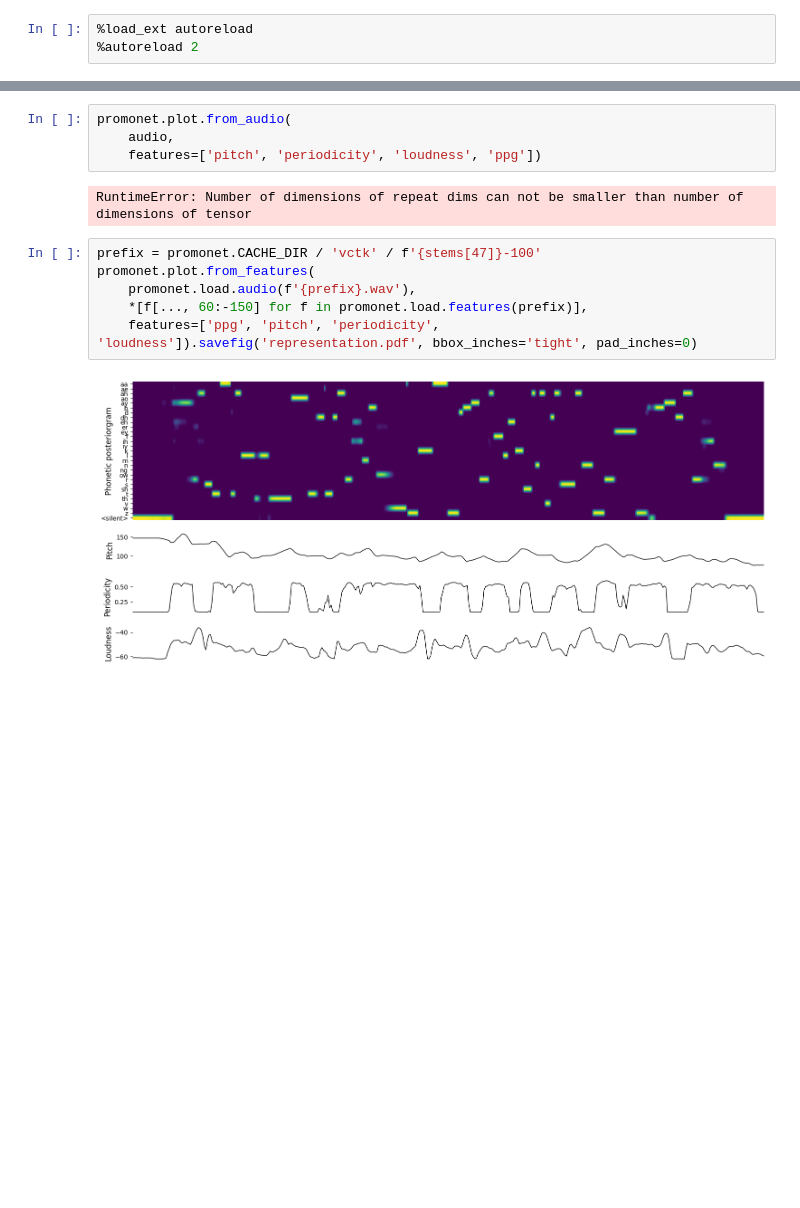
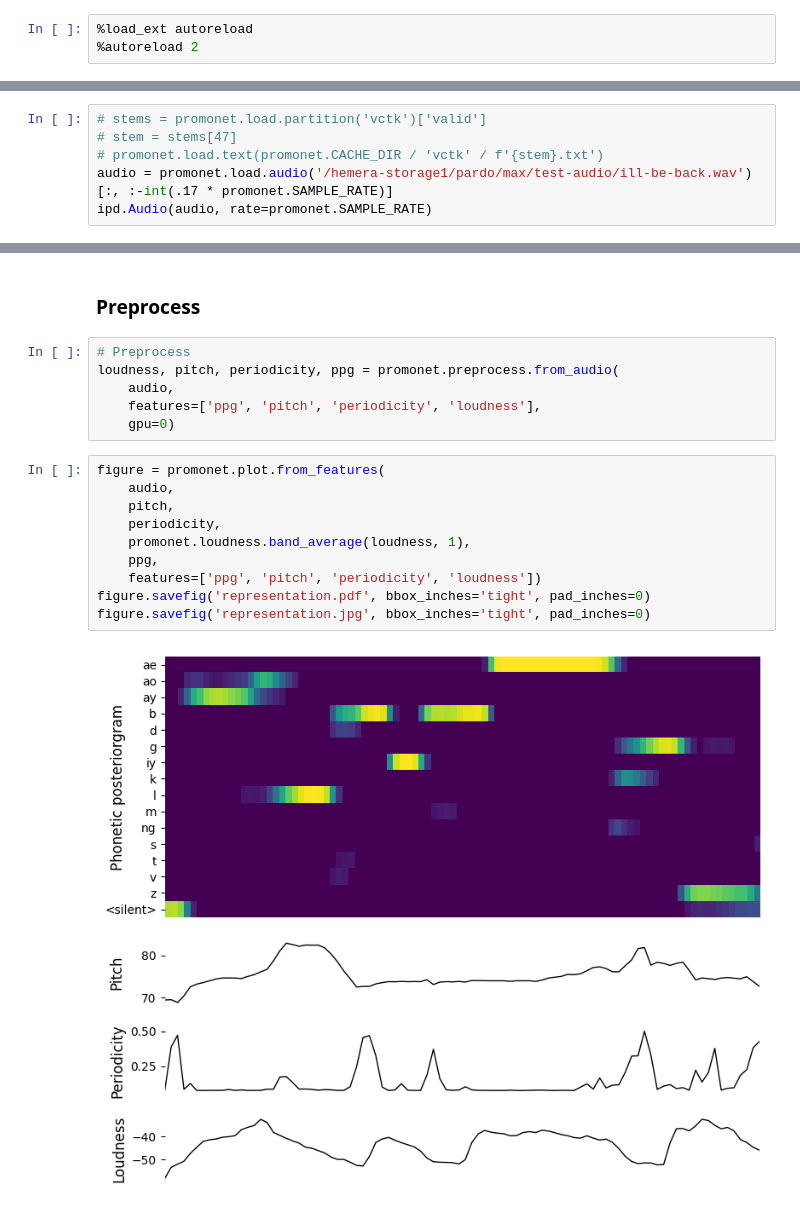
Before and after one commit to maxrmorrison/promonet, a Jupyter notebook: notebooks/figures/representation.ipynb, the cells around one changed output, grey strips where cells are left out. Saved outputs shown, nothing was run; the diff lists cells and outputs as text; blank space fills up the shorter version.

```diff
--- a/notebooks/figures/representation.ipynb
+++ b/notebooks/figures/representation.ipynb
@@ -18,0 +31,6 @@ torch.Size([1, 1631701])
+# %%
+# stems = promonet.load.partition('vctk')['valid']
+# stem = stems[47]
+# promonet.load.text(promonet.CACHE_DIR / 'vctk' / f'{stem}.txt')
+audio = promonet.load.audio('/hemera-storage1/pardo/max/test-audio/ill-be-back.wav')[:, :-int(.17 * promonet.SAMPLE_RATE)]
+ipd.Audio(audio, rate=promonet.SAMPLE_RATE)
@@ -19,14 +39,20 @@ torch.Size([1, 1631701])
+# %% [markdown]
+### Preprocess
 # %%
-promonet.plot.from_audio(
+# Preprocess
+loudness, pitch, periodicity, ppg = promonet.preprocess.from_audio(
     audio,
-    features=['pitch', 'periodicity', 'loudness', 'ppg'])
+    features=['ppg', 'pitch', 'periodicity', 'loudness'],
+    gpu=0)
-# %% [output]
-RuntimeError: Number of dimensions of repeat dims can not be smaller than number of dimensions of tensor
-# %%
-prefix = promonet.CACHE_DIR / 'vctk' / f'{stems[47]}-100'
-promonet.plot.from_features(
-    promonet.load.audio(f'{prefix}.wav'),
-    *[f[..., 60:-150] for f in promonet.load.features(prefix)],
-    features=['ppg', 'pitch', 'periodicity', 'loudness']).savefig('representation.pdf', bbox_inches='tight', pad_inches=0)
-# %% [output]
-[figure, removed]
+# %%
+figure = promonet.plot.from_features(
+    audio,
+    pitch,
+    periodicity,
+    promonet.loudness.band_average(loudness, 1),
+    ppg,
+    features=['ppg', 'pitch', 'periodicity', 'loudness'])
+figure.savefig('representation.pdf', bbox_inches='tight', pad_inches=0)
+figure.savefig('representation.jpg', bbox_inches='tight', pad_inches=0)
+# %% [output]
+[figure, added]
```
Also changed, not shown: parts of 9 cells of this notebook, 3 other files.
